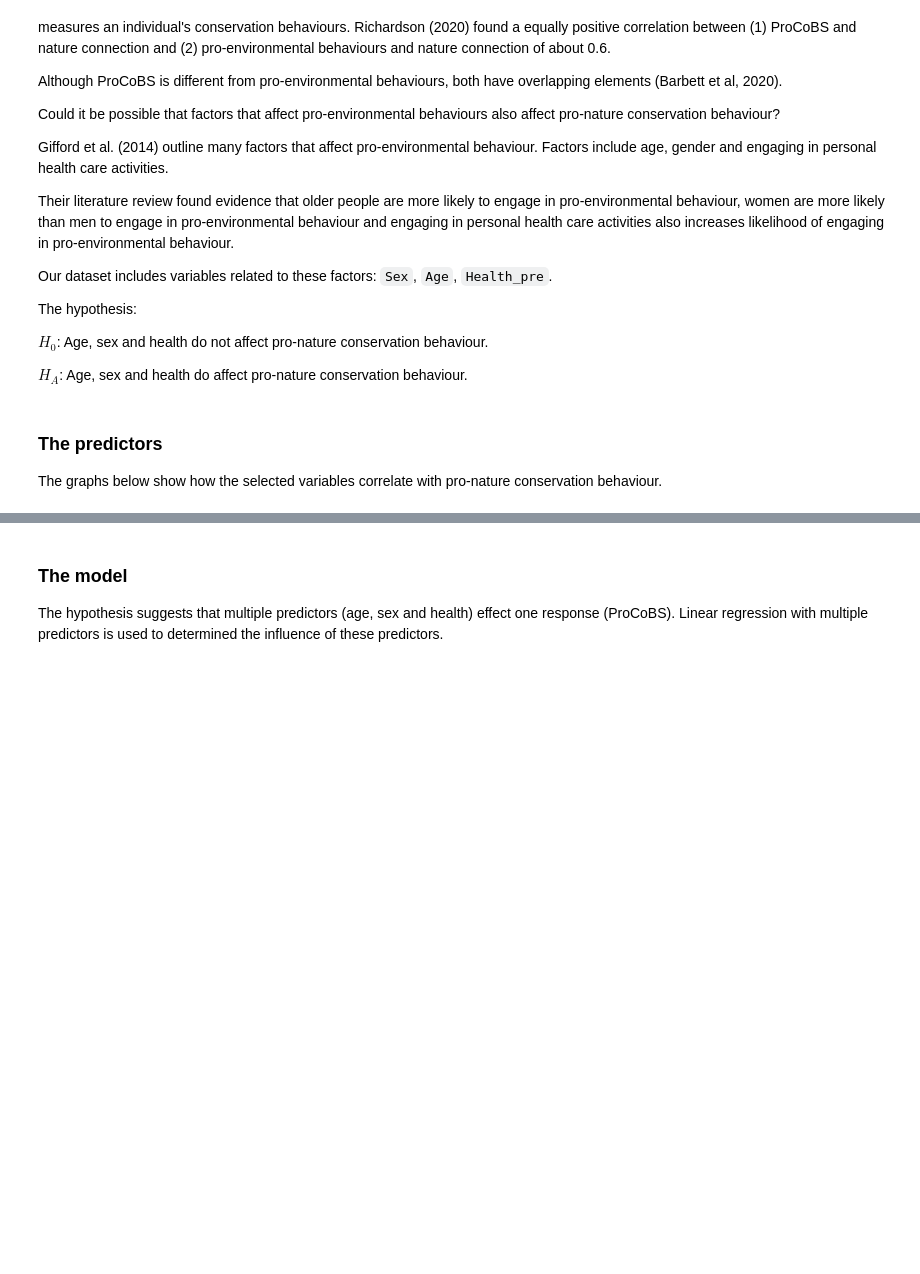
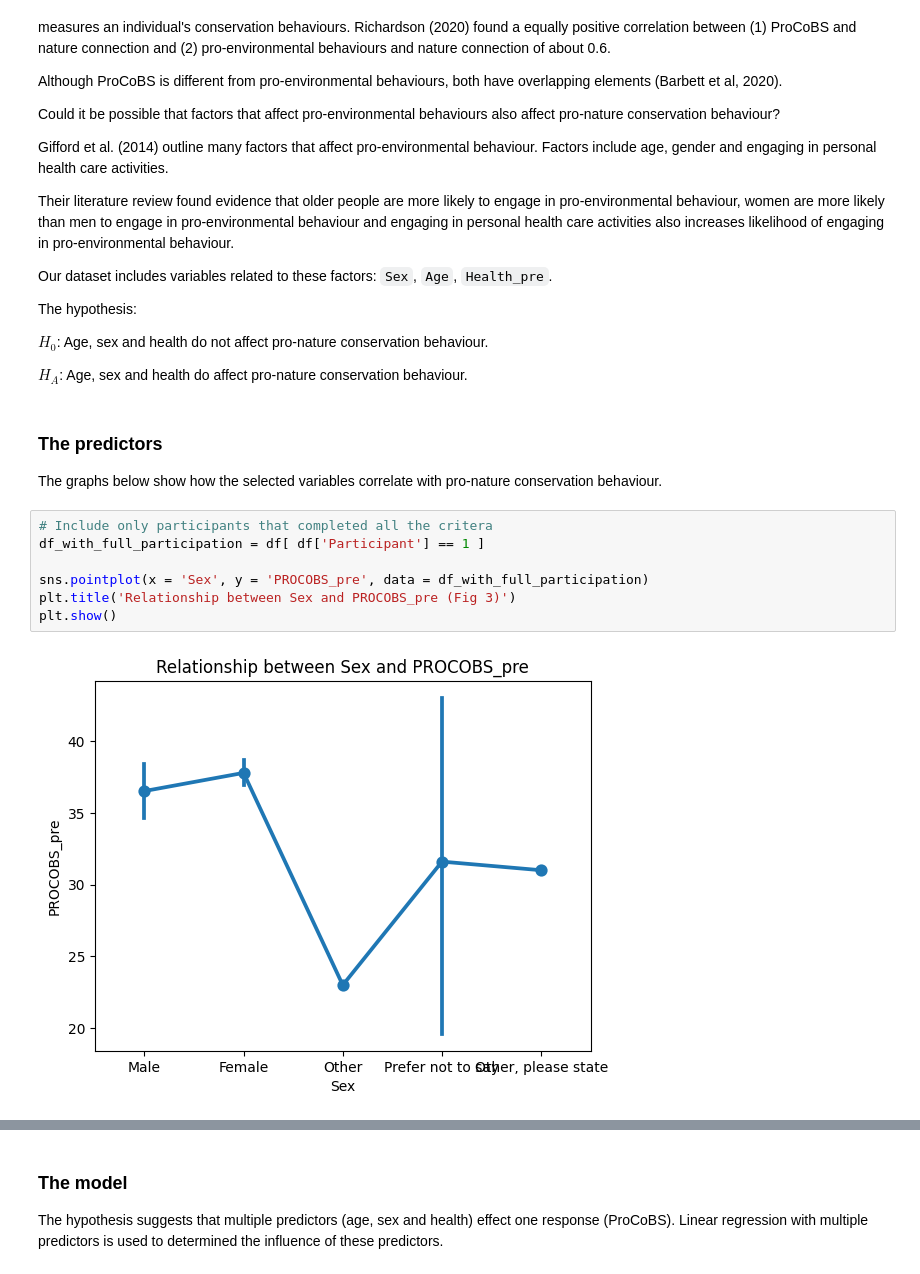
Before and after one commit to fraserdeans/lis-everything-counts-2, a Jupyter notebook: notebook.ipynb, the cells around one changed output, grey strips where cells are left out. Drawn from its saved outputs; the diff is of its cells as text; blank space fills up the shorter version.

```diff
--- a/notebook.ipynb
+++ b/notebook.ipynb
@@ -277,3 +242,12 @@ $H_A$: Age, sex and health do affect pro-nature conservation behaviour.
 ### The predictors
 
 The graphs below show how the selected variables correlate with pro-nature conservation behaviour.
+# %%
+# Include only participants that completed all the critera
+df_with_full_participation = df[ df['Participant'] == 1 ]
+
+sns.pointplot(x = 'Sex', y = 'PROCOBS_pre', data = df_with_full_participation)
+plt.title('Relationship between Sex and PROCOBS_pre (Fig 3)')
+plt.show()
+# %% [output]
+[figure, added]
```
Also changed, not shown: parts of 40 cells of this notebook.
